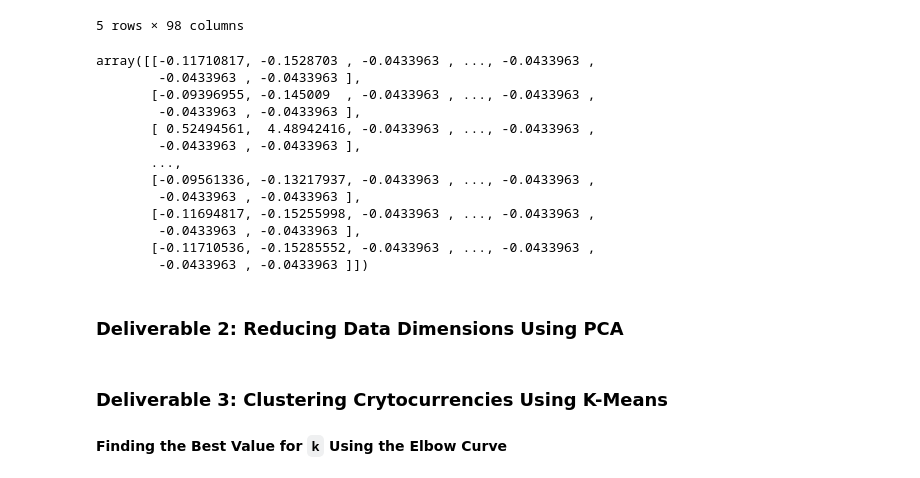
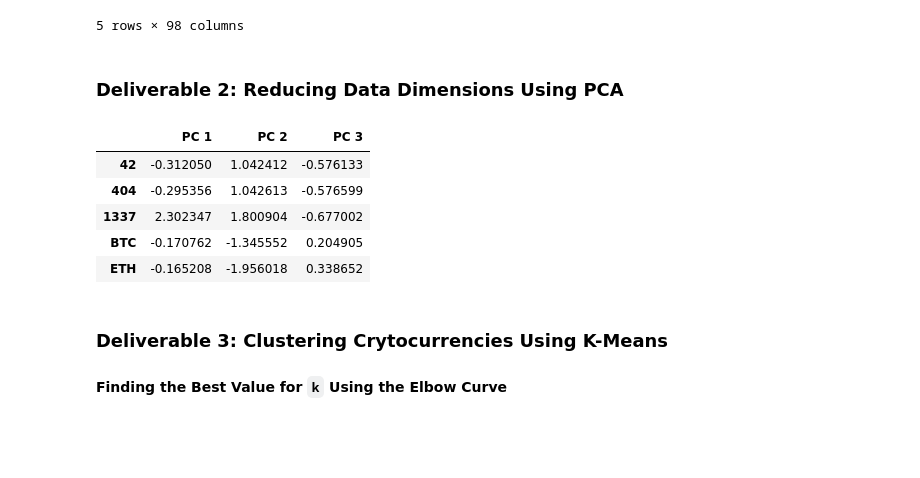
Before and after one commit to david-garza/Cryptocurrencies, a Jupyter notebook: crypto_clustering.ipynb, the cells around one changed output. Drawn from its saved outputs; the diff is of its cells as text; code cells hidden in the pictures; blank space fills up the shorter version.

```diff
--- a/crypto_clustering.ipynb
+++ b/crypto_clustering.ipynb
@@ -116,3 +116,7 @@ crypto_df.head()
 | 5 | 1337 | EliteCoin | X13 | PoW/PoS | 2.927942e+10 | 314159265359 |
 | 7 | BTC | Bitcoin | SHA-256 | PoW | 1.792718e+07 | 21000000 |
 | 8 | ETH | Ethereum | Ethash | PoW | 1.076842e+08 | 0 |
+# %%
+# Make a copy of the Unamed: 0 for later use
+names = crypto_df["Unnamed: 0"]
+names.head()
@@ -171,29 +172,25 @@ X.head()
 # %%
 # Standardize the data with StandardScaler().
 scaler = StandardScaler()
-scaler.fit_transform(X)
+X_scaled = scaler.fit_transform(X)
-# %% [output]
-array([[-0.11710817, -0.1528703 , -0.0433963 , ..., -0.0433963 ,
-        -0.0433963 , -0.0433963 ],
-       [-0.09396955, -0.145009  , -0.0433963 , ..., -0.0433963 ,
-        -0.0433963 , -0.0433963 ],
-       [ 0.52494561,  4.48942416, -0.0433963 , ..., -0.0433963 ,
-        -0.0433963 , -0.0433963 ],
-       ...,
-       [-0.09561336, -0.13217937, -0.0433963 , ..., -0.0433963 ,
-        -0.0433963 , -0.0433963 ],
-       [-0.11694817, -0.15255998, -0.0433963 , ..., -0.0433963 ,
-        -0.0433963 , -0.0433963 ],
-       [-0.11710536, -0.15285552, -0.0433963 , ..., -0.0433963 ,
-        -0.0433963 , -0.0433963 ]])
 # %% [markdown]
 ### Deliverable 2: Reducing Data Dimensions Using PCA
 # %%
 # Using PCA to reduce dimension to three principal components.
-# YOUR CODE HERE
+pca = PCA(n_components=3)
+pca_results = pca.fit_transform(X_scaled)
 # %%
 # Create a DataFrame with the three principal components.
-# YOUR CODE HERE
+pcs_df = pd.DataFrame(pca_results,index=names,columns=["PC 1","PC 2","PC 3"])
+pcs_df.index.name=None
+pcs_df.head()
+# %% [output]
+|  | PC 1 | PC 2 | PC 3 |
+| 42 | -0.312050 | 1.042412 | -0.576133 |
+| 404 | -0.295356 | 1.042613 | -0.576599 |
+| 1337 | 2.302347 | 1.800904 | -0.677002 |
+| BTC | -0.170762 | -1.345552 | 0.204905 |
+| ETH | -0.165208 | -1.956018 | 0.338652 |
 # %% [markdown]
 ### Deliverable 3: Clustering Crytocurrencies Using K-Means
 
```
Also changed, not shown: parts of 3 cells of this notebook.
